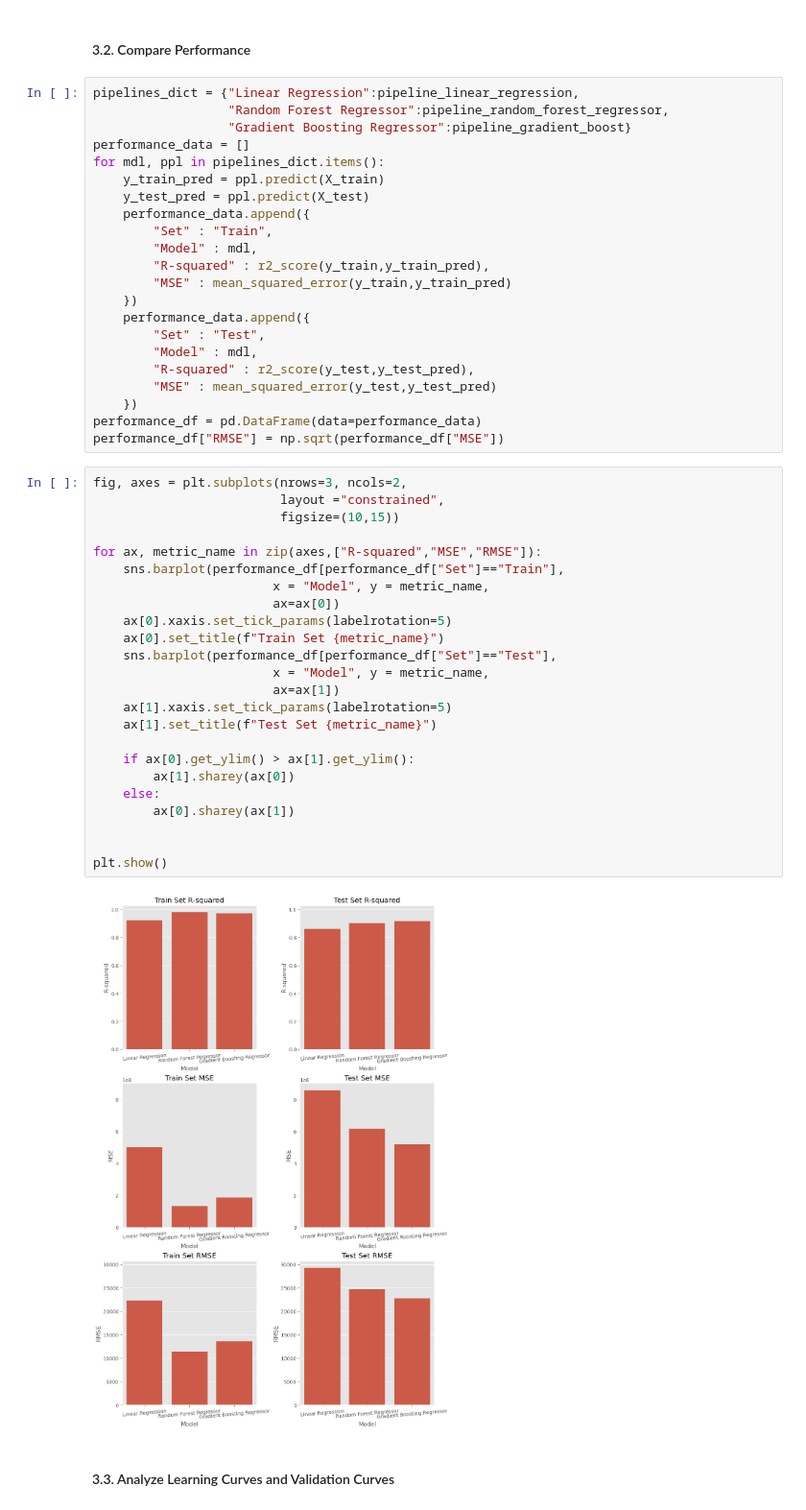
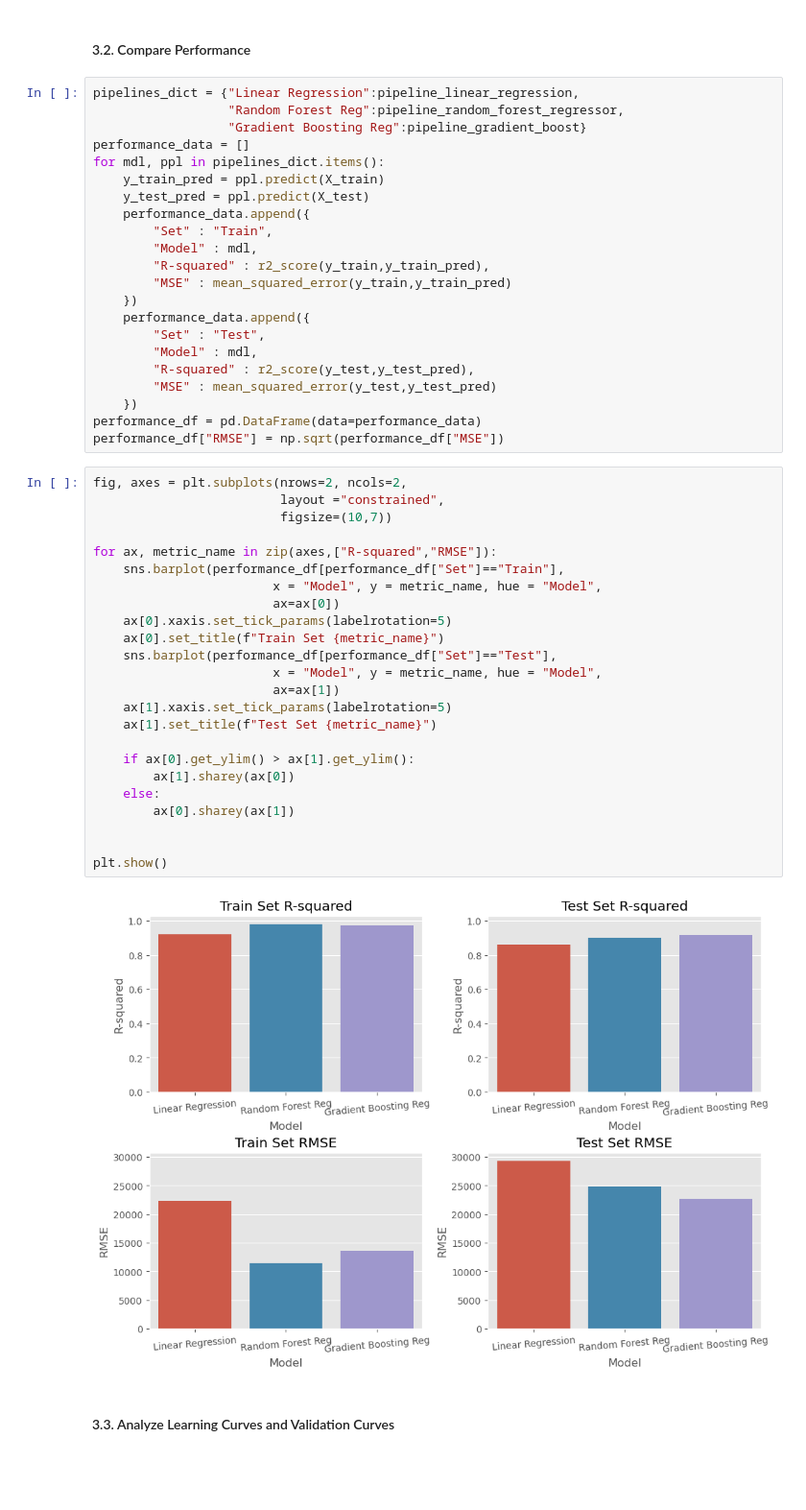
Before and after one commit to plklinh/PP_Python_Practice, a Jupyter notebook: Regressors_House-Price-Prediction.ipynb, the cells around one changed output. Shown at 96% size. Cells and saved outputs as stored; diff of their text form; blank space fills up the shorter version.

```diff
--- a/Gradient-Boosting-Regressor_House-Price-Prediction.ipynb
+++ b/Regressors_House-Price-Prediction.ipynb
@@ -334,8 +334,8 @@ Training time - Random Forest: 1.4700841903686523s
 #### 3.2. Compare Performance
 # %%
 pipelines_dict = {"Linear Regression":pipeline_linear_regression,
-                  "Random Forest Regressor":pipeline_random_forest_regressor,
-                  "Gradient Boosting Regressor":pipeline_gradient_boost}
+                  "Random Forest Reg":pipeline_random_forest_regressor,
+                  "Gradient Boosting Reg":pipeline_gradient_boost}
 performance_data = []
 for mdl, ppl in pipelines_dict.items():
     y_train_pred = ppl.predict(X_train)
@@ -355,31 +355,31 @@ for mdl, ppl in pipelines_dict.items():
 performance_df = pd.DataFrame(data=performance_data)
 performance_df["RMSE"] = np.sqrt(performance_df["MSE"])
 # %%
-fig, axes = plt.subplots(nrows=3, ncols=2,
+fig, axes = plt.subplots(nrows=2, ncols=2,
                          layout ="constrained",
-                         figsize=(10,15))
+                         figsize=(10,7))
 
-for ax, metric_name in zip(axes,["R-squared","MSE","RMSE"]):
+for ax, metric_name in zip(axes,["R-squared","RMSE"]):
     sns.barplot(performance_df[performance_df["Set"]=="Train"],
-                        x = "Model", y = metric_name,
+                        x = "Model", y = metric_name, hue = "Model",
                         ax=ax[0])
     ax[0].xaxis.set_tick_params(labelrotation=5)
     ax[0].set_title(f"Train Set {metric_name}")
     sns.barplot(performance_df[performance_df["Set"]=="Test"],
-                        x = "Model", y = metric_name,
+                        x = "Model", y = metric_name, hue = "Model",
                         ax=ax[1])
     ax[1].xaxis.set_tick_params(labelrotation=5)
     ax[1].set_title(f"Test Set {metric_name}")
 
     if ax[0].get_ylim() > ax[1].get_ylim():
         ax[1].sharey(ax[0])
     else:
         ax[0].sharey(ax[1])
 
 
 plt.show()
 # %% [output]
-[figure, old version]
+[figure, new version]
 # %% [markdown]
 #### 3.3. Analyze Learning Curves and Validation Curves
 # %%
```
Also changed, not shown: parts of 3 cells of this notebook, 13 other files.
